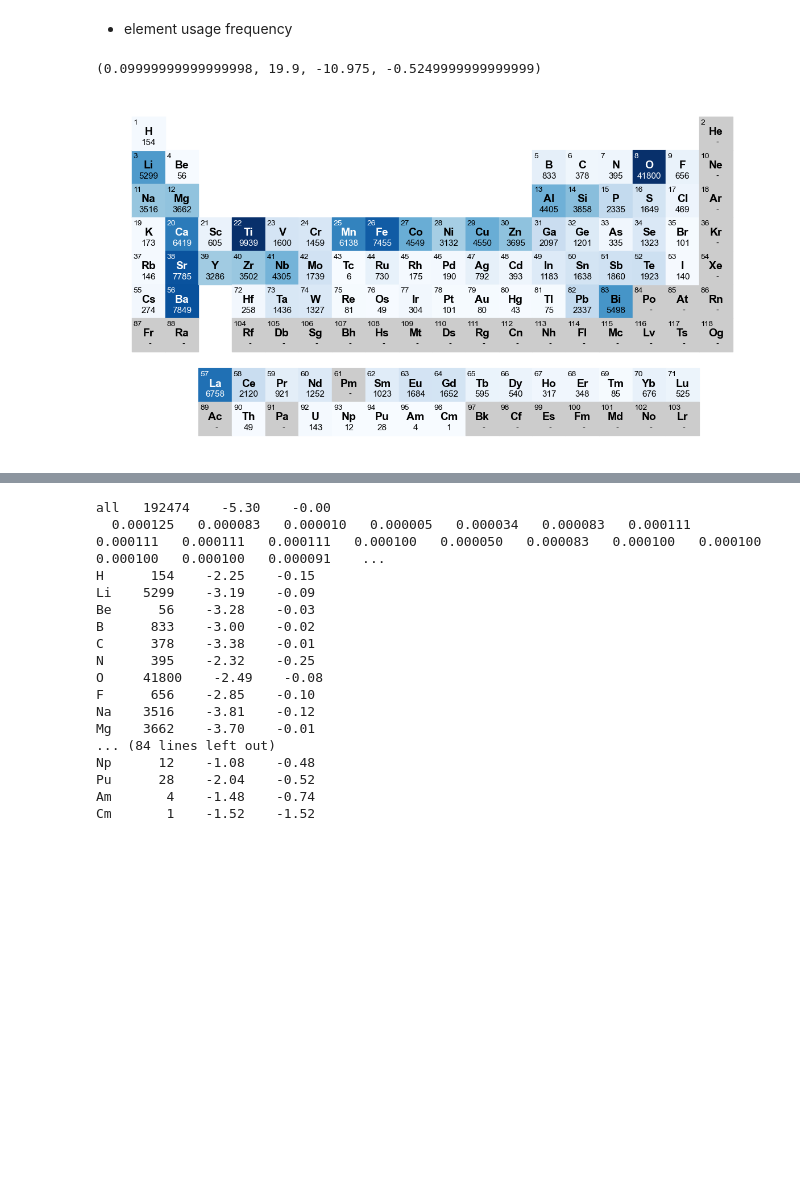
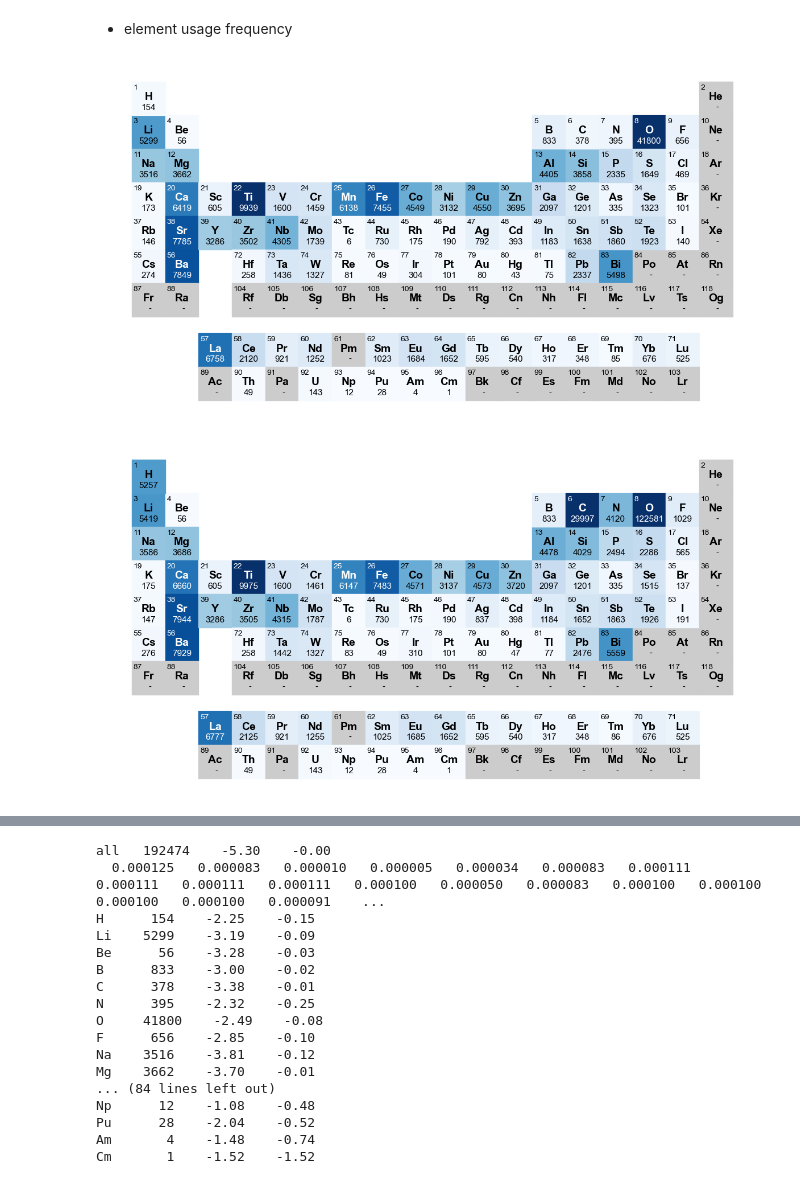
Before and after one commit to git-jhyang/inorganic_synthesis, a Jupyter notebook: notebooks/analysis_data.ipynb, the cells around one changed output, grey strips where cells are left out. Drawn from its saved outputs; the diff is of its cells as text; code cells hidden in the pictures; blank space fills up the shorter version.

```diff
--- a/notebooks/analysis_data.ipynb
+++ b/notebooks/analysis_data.ipynb
@@ -378,17 +358,17 @@ with gzip.open('../data/unique_precursor_data.pkl.gz','wb') as f:
 - check
 # %%
 target_comp = {'Fe': 0.2857143, 'Ni': 0.14285715, 'O': 0.5714286}
-target_vec = composition_to_feature(target_comp, float)
+target_vec = basic_composit_feature(target_comp, float)
 data_collection = []
 for i, data in enumerate(raw_data):
-    vec = composition_to_feature(data['target_comp'], float)
+    vec = basic_composit_feature(data['target_comp'], float)
     if np.abs(target_vec - vec).sum() < 5e-5:
         data_collection.append(data)
 # %%
 pvecs = np.zeros((1,104))
 dump_0 = []
 for d in data_collection:
-    pvec = np.sum([composition_to_feature(p, float) for p in d['precursor_comp']], 0)
+    pvec = np.sum([basic_composit_feature(p, float) for p in d['precursor_comp']], 0)
     dist = np.abs(pvecs - pvec).sum(1)
     is_unique = np.sum(dist < 5e-5) == 0
     if is_unique:
@@ -579,36 +559,37 @@ Lr :     0
 # %% [markdown]
 - element usage frequency
 # %%
-f, ax = plt.subplots(1,1,figsize=(15,8))
 cy = 0
 cmap = mpl.cm.Blues
 cmap.set_under([0.5,0.5,0.5])
-counter = {(6,3):0, (7,3):0}
-for e in AllElements:
-    ele = Element(e)
-    x, y = ele.row, ele.group
-    z = 0
-    if ele.number < 104:
-        z = target_elements[ele.number].sum()
-    key = (x,y)
-    if key in counter.keys():
-        x += 2.5
-        y += counter[key]
-        counter[key] += 1
-    x=-x
-#    print(i, x,y)
-    color = [0,0,0]
-    if z > 6000: color = [1,1,1]
-    if z != 0:
-        ax.fill_between([y, y+1], x, x-1, color=cmap(z/9000))
-        ax.text(y+0.5, x-0.85, f'{z:.0f}', fontsize=11, fontfamily='arial', color=color, horizontalalignment='center')
-    else:
-        ax.fill_between([y, y+1], x, x-1, color=[0.8, 0.8, 0.8])
-        ax.text(y+0.5, x-0.85, '-')
-    ax.text(y+0.05, x-0.24, str(ele.number), fontsize=10, fontfamily='arial', color=color)
-    ax.text(y+0.5, x-0.55, e, fontsize=14, fontweight='bold', fontfamily='arial', color=color, horizontalalignment='center')
-ax.axis('off')
-#f.savefig('./figs/ptable.electronegativity.pdf')
+for elements in [target_elements, prec_elements]:
+    f, ax = plt.subplots(1,1,figsize=(15,8))
+    counter = {(6,3):0, (7,3):0}
+    for e in AllElements:
+        ele = Element(e)
+        x, y = ele.row, ele.group
+        z = 0
+        if ele.number < 104:
+            z = elements[ele.number].sum()
+        key = (x,y)
+        if key in counter.keys():
+            x += 2.5
+            y += counter[key]
+            counter[key] += 1
+        x=-x
+    #    print(i, x,y)
+        color = [0,0,0]
+        if z > 6000: color = [1,1,1]
+        if z != 0:
+            ax.fill_between([y, y+1], x, x-1, color=cmap(z/9000))
+            ax.text(y+0.5, x-0.85, f'{z:.0f}', fontsize=11, fontfamily='arial', color=color, horizontalalignment='center')
+        else:
+            ax.fill_between([y, y+1], x, x-1, color=[0.8, 0.8, 0.8])
+            ax.text(y+0.5, x-0.85, '-')
+        ax.text(y+0.05, x-0.24, str(ele.number), fontsize=10, fontfamily='arial', color=color)
+        ax.text(y+0.5, x-0.55, e, fontsize=14, fontweight='bold', fontfamily='arial', color=color, horizontalalignment='center')
+    ax.axis('off')
+    #f.savefig('./figs/ptable.electronegativity.pdf')
 # %% [output]
-(0.09999999999999998, 19.9, -10.975, -0.5249999999999999)
 [figure]
+[figure, added]
```
Also changed, not shown: parts of 2 cells of this notebook, 3 other files.
